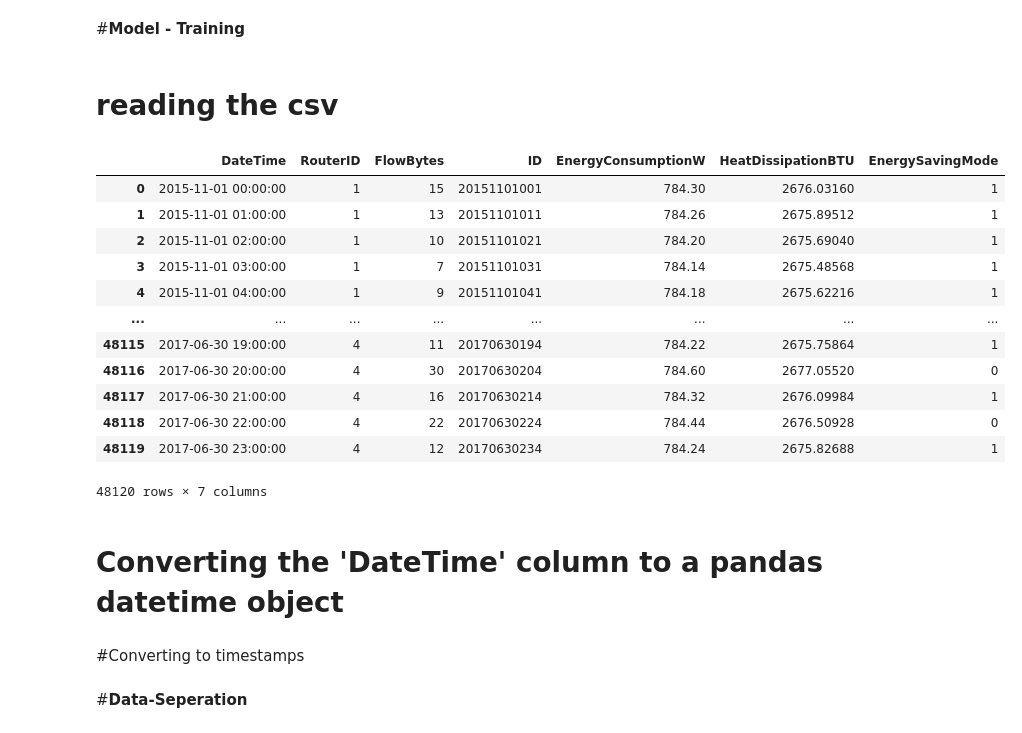
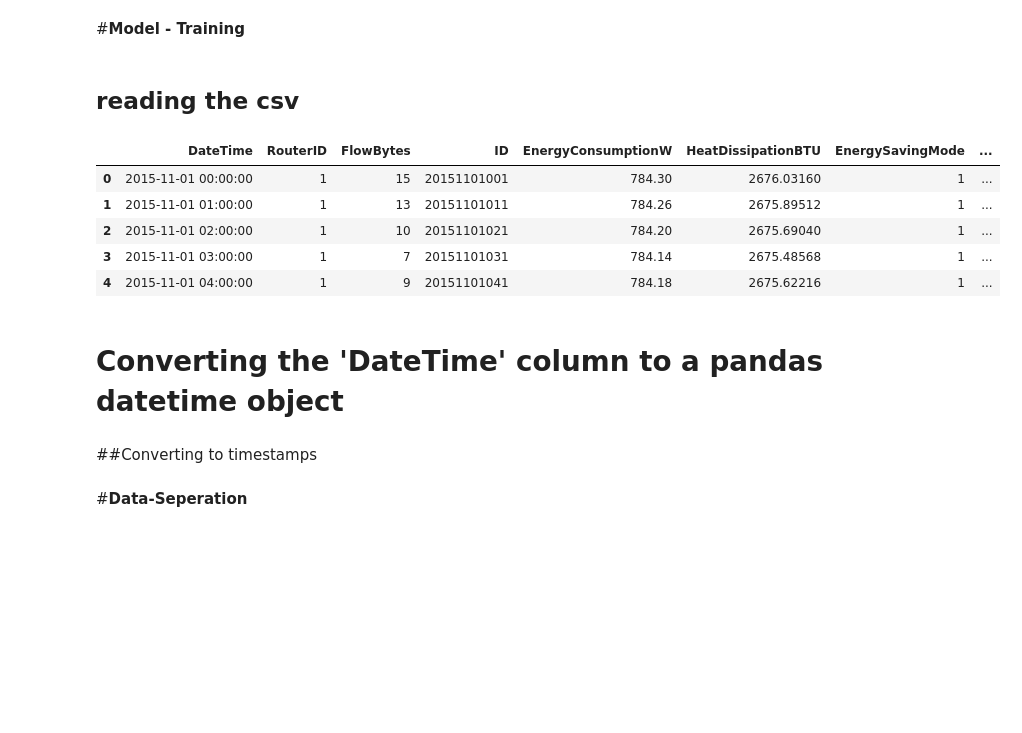
Before and after one commit to anakafeel/Technata-24-AI_router_Management_System, a Jupyter notebook: AI_Router_Management_Systeml.ipynb, the cells around one changed output. Cells and saved outputs as stored; diff of their text form; code cells hidden in the pictures; blank space fills up the shorter version.

```diff
--- a/AI_Router_Management_Systeml.ipynb
+++ b/AI_Router_Management_Systeml.ipynb
@@ -3,31 +3,24 @@
 # %% [markdown]
 #**Model - Training**
 # %% [markdown]
-# reading the csv
+## reading the csv
 # %%
 import pandas as pd
-df = pd.read_csv('https://raw.githubusercontent.com/anakafeel/Technata-24-AI_router_Management_System/refs/heads/main/simulated_router_data.csv?token=GHSAT0AAAAAACWNR4NZDSJHWIIU66IPLX5KZXXL24Q')
-df
+df = pd.read_csv('https://raw.githubusercontent.com/anakafeel/Technata-24-AI_router_Management_System/refs/heads/main/realistic_router_data.csv')
+df.head()
 # %% [output]
-|  | DateTime | RouterID | FlowBytes | ID | EnergyConsumptionW | HeatDissipationBTU | EnergySavingMode |
-| 0 | 2015-11-01 00:00:00 | 1 | 15 | 20151101001 | 784.30 | 2676.03160 | 1 |
-| 1 | 2015-11-01 01:00:00 | 1 | 13 | 20151101011 | 784.26 | 2675.89512 | 1 |
-| 2 | 2015-11-01 02:00:00 | 1 | 10 | 20151101021 | 784.20 | 2675.69040 | 1 |
-| 3 | 2015-11-01 03:00:00 | 1 | 7 | 20151101031 | 784.14 | 2675.48568 | 1 |
-| 4 | 2015-11-01 04:00:00 | 1 | 9 | 20151101041 | 784.18 | 2675.62216 | 1 |
-| ... | ... | ... | ... | ... | ... | ... | ... |
-| 48115 | 2017-06-30 19:00:00 | 4 | 11 | 20170630194 | 784.22 | 2675.75864 | 1 |
-| 48116 | 2017-06-30 20:00:00 | 4 | 30 | 20170630204 | 784.60 | 2677.05520 | 0 |
-| 48117 | 2017-06-30 21:00:00 | 4 | 16 | 20170630214 | 784.32 | 2676.09984 | 1 |
-| 48118 | 2017-06-30 22:00:00 | 4 | 22 | 20170630224 | 784.44 | 2676.50928 | 0 |
-| 48119 | 2017-06-30 23:00:00 | 4 | 12 | 20170630234 | 784.24 | 2675.82688 | 1 |
+|  | DateTime | RouterID | FlowBytes | ID | EnergyConsumptionW | HeatDissipationBTU | EnergySavingMode | ... |
+| 0 | 2015-11-01 00:00:00 | 1 | 15 | 20151101001 | 784.30 | 2676.03160 | 1 | ... |
+| 1 | 2015-11-01 01:00:00 | 1 | 13 | 20151101011 | 784.26 | 2675.89512 | 1 | ... |
+| 2 | 2015-11-01 02:00:00 | 1 | 10 | 20151101021 | 784.20 | 2675.69040 | 1 | ... |
+| 3 | 2015-11-01 03:00:00 | 1 | 7 | 20151101031 | 784.14 | 2675.48568 | 1 | ... |
+| 4 | 2015-11-01 04:00:00 | 1 | 9 | 20151101041 | 784.18 | 2675.62216 | 1 | ... |
-48120 rows × 7 columns
 # %% [markdown]
 # Converting the 'DateTime' column to a pandas datetime object
 # %%
 df['DateTime'] = pd.to_datetime(df['DateTime'])
 # %% [markdown]
-#Converting to timestamps
+##Converting to timestamps
 # %%
 df['DateTime'] = df['DateTime'].map(pd.Timestamp.timestamp)
 # %% [markdown]
```
Also changed, not shown: parts of 30 cells of this notebook.
